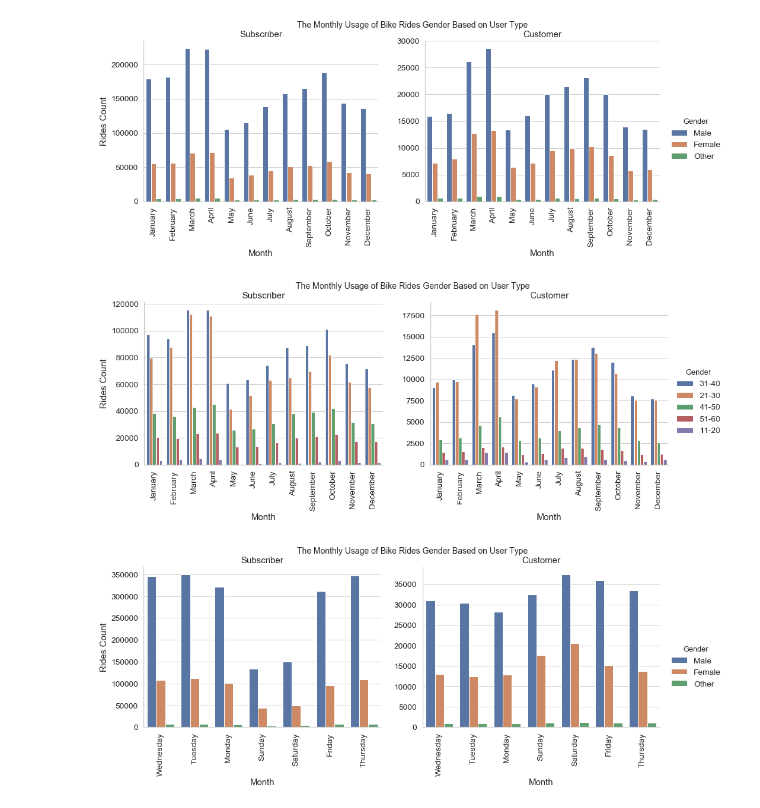
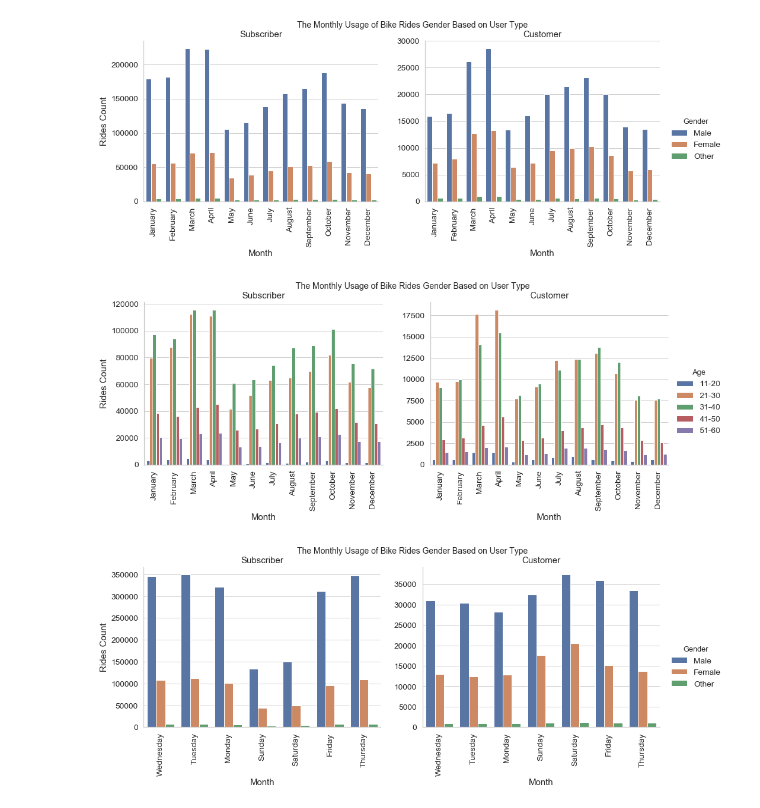
Before and after one commit to Alyahya-A/communicate-data-findings, a Jupyter notebook: communicate-data-findings-exploration.ipynb, the cells around one changed output. Saved outputs shown, nothing was run; the diff lists cells and outputs as text; code cells hidden in the pictures.

```diff
--- a/communicate-data-findings-exploration.ipynb
+++ b/communicate-data-findings-exploration.ipynb
@@ -826,15 +859,15 @@ lm.fig.suptitle('The Monthly Usage of Bike Rides Gender Based on User Type', y=1
 [figure]
 # %%
 lm = sns.catplot(data=df, x='start_time_month', col="user_type", hue='age_category', kind='count', aspect=20/15,
-                 sharey=False)
+                 sharey=False, hue_order=my_order,)
 
 lm.set_axis_labels('Month', 'Rides Count')
 lm.set_xticklabels(rotation=90)
 lm._legend.set_title('Age')
 lm.set_titles('{col_name}')
 lm.fig.suptitle('The Monthly Usage of Bike Rides Gender Based on User Type', y=1.00, fontsize=14);
 # %% [output]
-[figure, old version]
+[figure, new version]
 # %%
 lm = sns.catplot(data=df, x='start_time_day', col="user_type", hue='member_gender', kind='count', aspect=20/15,
                  sharey=False)
```
Also changed, not shown: parts of 30 cells of this notebook.
